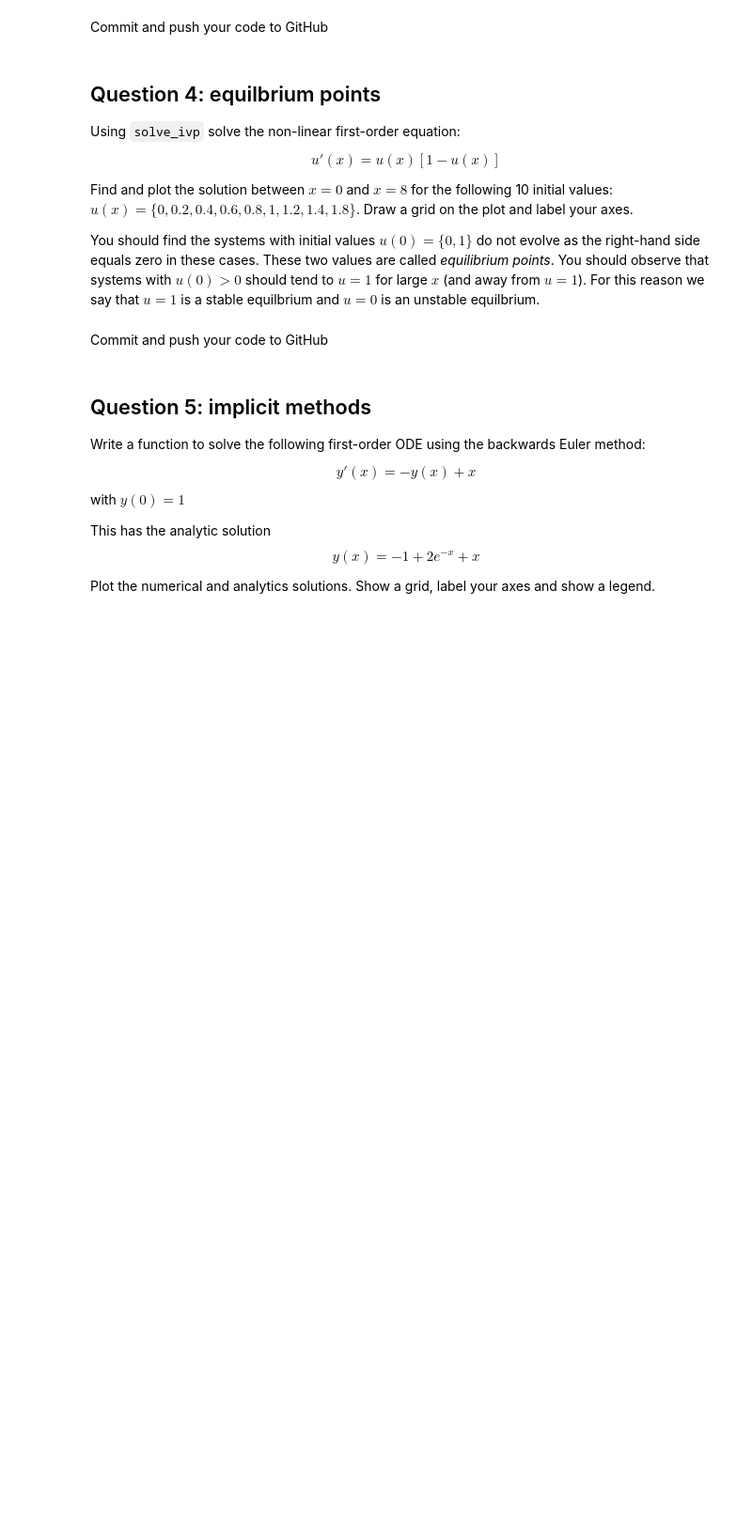
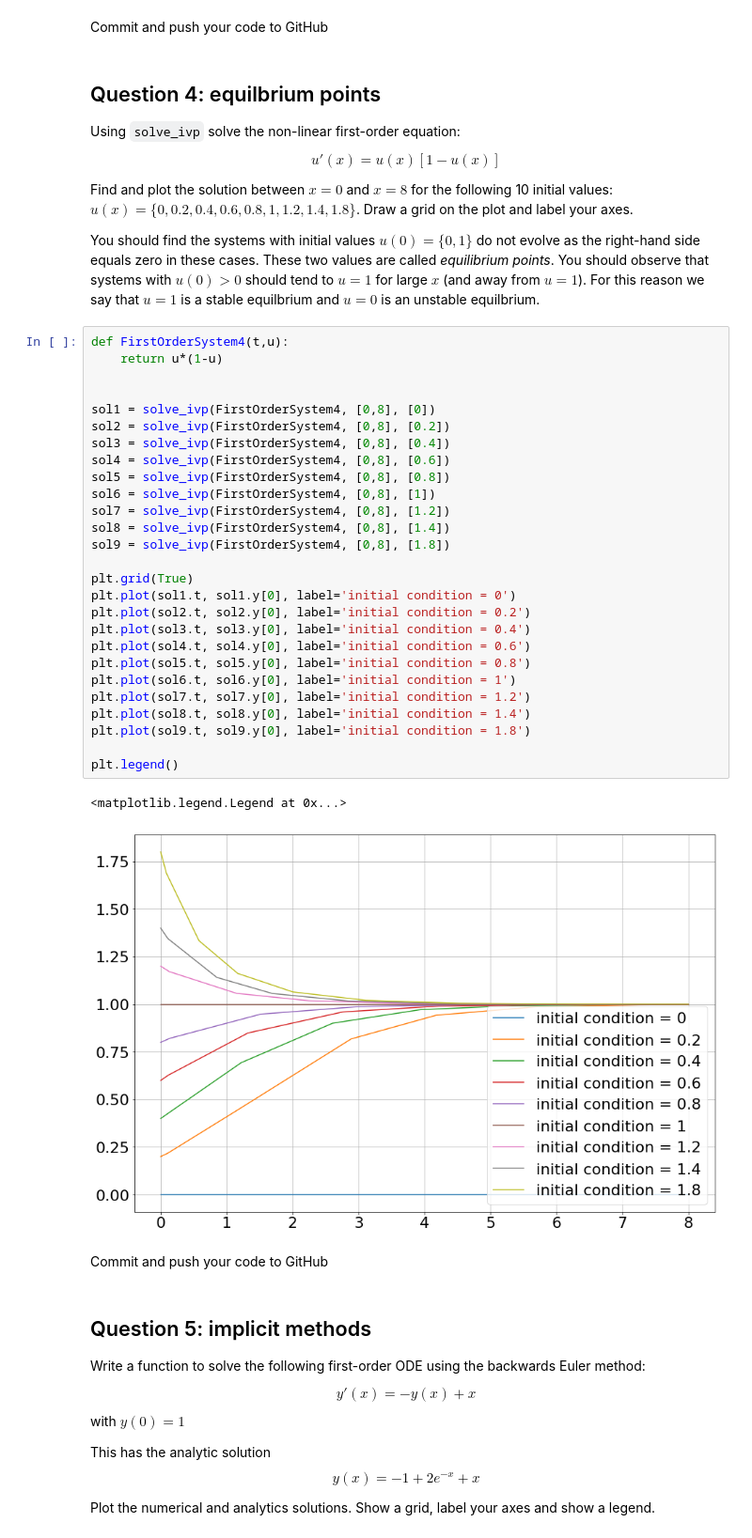
Before and after one commit to lobsterbottomy/Computational-Science-Assignments, a Jupyter notebook: Assignment3 fitting data and ODEs attached files 28 February 2020 202 PM/Assignment-3.ipynb, the cells around one changed output. Shown at 94% size. Cells and saved outputs as stored; diff of their text form; blank space fills up the shorter version.

```diff
--- a/Assignment3 fitting data and ODEs attached files 28 February 2020 202 PM/Assignment-3.ipynb
+++ b/Assignment3 fitting data and ODEs attached files 28 February 2020 202 PM/Assignment-3.ipynb
@@ -308,6 +323,36 @@ $$u'(x) = u(x)[1-u(x)]$$
 Find and plot the solution between $x=0$ and $x=8$ for the following 10 initial values: $u(x) = \{0, 0.2, 0.4, 0.6, 0.8, 1, 1.2, 1.4, 1.8\}$. Draw a grid on the plot and label your axes.
 
 You should find the systems with initial values $u(0) = \{0,1\}$ do not evolve as the right-hand side equals zero in these cases. These two values are called *equilibrium points*. You should observe that systems with $u(0) > 0$ should tend to $u=1$ for large $x$ (and away from $u=1$). For this reason we say that $u=1$ is a stable equilbrium and $u=0$ is an unstable equilbrium.
+# %%
+def FirstOrderSystem4(t,u):
+    return u*(1-u)
+
+
+sol1 = solve_ivp(FirstOrderSystem4, [0,8], [0])
+sol2 = solve_ivp(FirstOrderSystem4, [0,8], [0.2])
+sol3 = solve_ivp(FirstOrderSystem4, [0,8], [0.4])
+sol4 = solve_ivp(FirstOrderSystem4, [0,8], [0.6])
+sol5 = solve_ivp(FirstOrderSystem4, [0,8], [0.8])
+sol6 = solve_ivp(FirstOrderSystem4, [0,8], [1])
+sol7 = solve_ivp(FirstOrderSystem4, [0,8], [1.2])
+sol8 = solve_ivp(FirstOrderSystem4, [0,8], [1.4])
+sol9 = solve_ivp(FirstOrderSystem4, [0,8], [1.8])
+
+plt.grid(True)
+plt.plot(sol1.t, sol1.y[0], label='initial condition = 0')
+plt.plot(sol2.t, sol2.y[0], label='initial condition = 0.2')
+plt.plot(sol3.t, sol3.y[0], label='initial condition = 0.4')
+plt.plot(sol4.t, sol4.y[0], label='initial condition = 0.6')
+plt.plot(sol5.t, sol5.y[0], label='initial condition = 0.8')
+plt.plot(sol6.t, sol6.y[0], label='initial condition = 1')
+plt.plot(sol7.t, sol7.y[0], label='initial condition = 1.2')
+plt.plot(sol8.t, sol8.y[0], label='initial condition = 1.4')
+plt.plot(sol9.t, sol9.y[0], label='initial condition = 1.8')
+
+plt.legend()
+# %% [output]
+<matplotlib.legend.Legend at 0x...>
+[figure, added]
 # %% [markdown]
 Commit and push your code to GitHub
 # %% [markdown]
```
Also changed, not shown: parts of 12 cells of this notebook.
